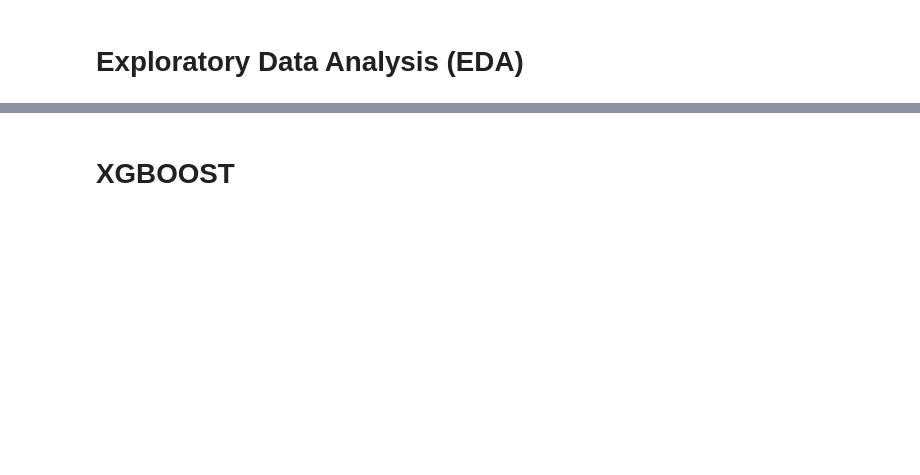
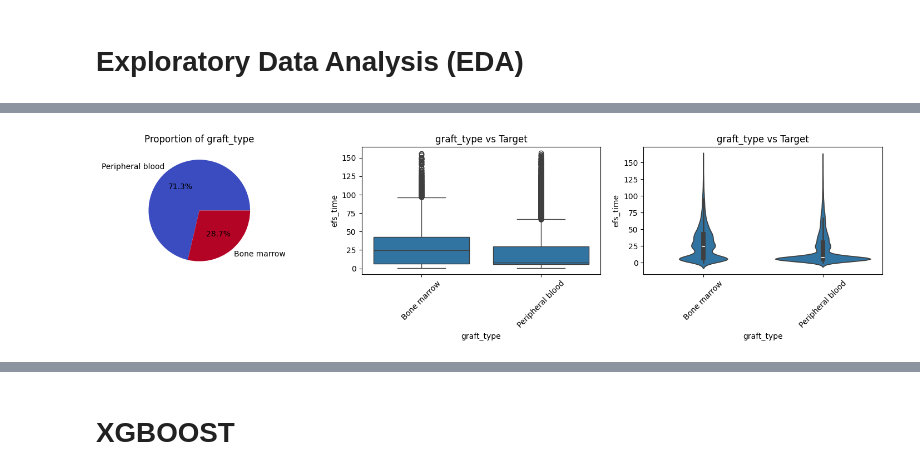
Before and after one commit to githublince/htc, a Jupyter notebook: htc_ xgboost.ipynb, the cells around one changed output, grey strips where cells are left out. Drawn from its saved outputs; the diff is of its cells as text; code cells hidden in the pictures; blank space fills up the shorter version.

```diff
--- a/htc_ xgboost.ipynb
+++ b/htc_ xgboost.ipynb
@@ -1830,3 +1802,82 @@ Unique_values: [ True False]
 None
 # %% [markdown]
 # **Exploratory Data Analysis (EDA)**
+# %%
+df_cols=df.columns.to_list()
+#print(df_cols)
+
+print_column_info(df, df_cols[0])
+fig, axes = plt.subplots(1, 3, figsize=(15, 4))  # 1 row, 3 columns
+
+# Pie chart
+df[df_cols[0]].value_counts().plot.pie(
+    autopct="%1.1f%%", ax=axes[0], colormap="coolwarm"
+)
+axes[0].set_title(f"Proportion of {df_cols[0]}")
+axes[0].set_ylabel("")
+
+# Box plot
+sns.boxplot(x=df[df_cols[0]], y=df['efs_time'], ax=axes[1])
+axes[1].set_xticklabels(axes[1].get_xticklabels(), rotation=45)
+axes[1].set_title(f"{df_cols[0]} vs Target")
+
+# Violin plot
+sns.violinplot(x=df[df_cols[0]], y=df['efs_time'], ax=axes[2])
+axes[2].set_xticklabels(axes[2].get_xticklabels(), rotation=45)
+axes[2].set_title(f"{df_cols[0]} vs Target")
+
+plt.tight_layout()  # Adjust layout to prevent overlapping
+plt.show()
+
+
+
+# Perform one-way ANOVA
+anova_pval = stats.f_oneway(df[df['graft_type'] == 'Bone marrow']['efs_time'],
+                            df[df['graft_type'] == 'Peripheral blood']['efs_time'])
+
+print("ANOVA p-value:", anova_pval.pvalue)
+
+def cramers_v(x, y):
+    confusion_matrix = pd.crosstab(x, y)
+    chi2 = stats.chi2_contingency(confusion_matrix)[0]
+    n = confusion_matrix.sum().sum()
+    r, k = confusion_matrix.shape
+    return np.sqrt(chi2 / (n * (min(r, k) - 1)))
+
+
+'''
+for i in range(0, len(df_cols)):
+  contingency_table = pd.crosstab(df[df_cols[0]], df[df_cols[i]])
+  chi2, p, _, _ = stats.chi2_contingency(contingency_table)
+  print("\n",df_cols[0],df_cols[i],)
+  print(f"Chi-Square Test: p-value = {p}")
+  print("Cramers_V test: ",cramers_v(df[df_cols[0]], df[df_cols[i]]))
+'''
+
+'''
+for i in range(0, len(df_cols)):
+  contingency_table = pd.crosstab(df['efs'], df[df_cols[i]])
+  chi2, p, _, _ = stats.chi2_contingency(contingency_table)
+
+  if (cramers_v(df['efs'], df[df_cols[i]]) > 0):
+    print("\n",'efs',df_cols[i],)
+    print(f"Chi-Square Test: p-value = {p}")
+    print("Cramers_V test: ",cramers_v(df['efs'], df[df_cols[i]]))
+
+
+# Get unique category groups
+groups = [df["efs"][df["diabetes"] == cat] for cat in df["diabetes"].unique()]
+
+# Perform One-Way ANOVA
+f_stat, p_value = stats.f_oneway(*groups)
+
+print(f"ANOVA F-statistic: {f_stat:.4f}")
+print(f"ANOVA p-value: {p_value:.4f}")
+
+# Interpretation
+if p_value < 0.05:
+    print("Significant difference detected between category means.")
+else:
+    print("No significant difference between category means.")
+'''
+# %% [output]
@@ -1832,0 +1890 @@ None
+[figure, added]
```
Also changed, not shown: parts of 40 cells of this notebook.
